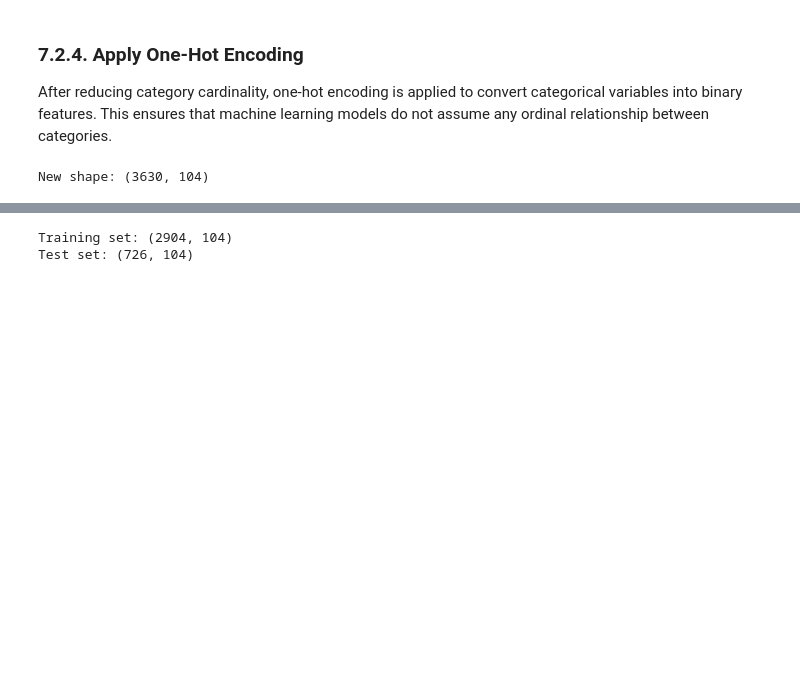
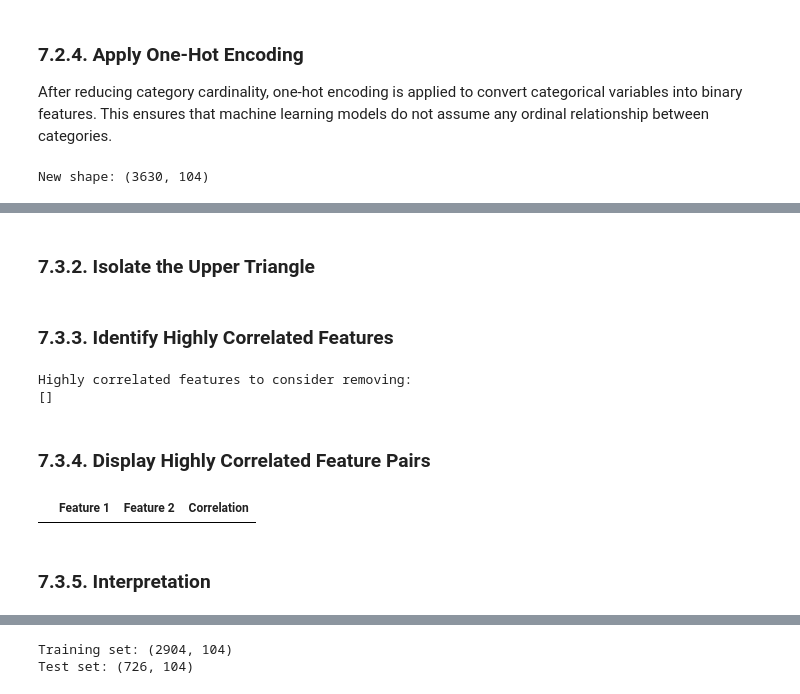
Before and after one commit to DimitarMalamski/student-dropout-predictor, a Jupyter notebook: notebooks/dropout_predictor.ipynb, the cells around one changed output, grey strips where cells are left out. Drawn from its saved outputs; the diff is of its cells as text; code cells hidden in the pictures; blank space fills up the shorter version.

```diff
--- a/notebooks/dropout_predictor.ipynb
+++ b/notebooks/dropout_predictor.ipynb
@@ -411,0 +420,42 @@ New shape: (3630, 104)
+# %%
+corr_matrix = X.corr().abs()
+# %% [markdown]
+### 7.3.2. Isolate the Upper Triangle
+# %%
+upper_triangle = corr_matrix.where(
+  np.triu(np.ones(corr_matrix.shape), k=1).astype(bool)
+)
+# %% [markdown]
+### 7.3.3. Identify Highly Correlated Features
+# %%
+high_corr_features = [
+  column for column in upper_triangle.columns
+  if any(upper_triangle[column] > 0.90)
+]
+
+print("Highly correlated features to consider removing:")
+print(high_corr_features)
+# %% [output]
+Highly correlated features to consider removing:
+[]
+# %% [markdown]
+### 7.3.4. Display Highly Correlated Feature Pairs
+# %%
+high_corr_pairs = []
+
+for col in upper_triangle.columns:
+    for row in upper_triangle.index:
+        corr_value = upper_triangle.loc[row, col]
+        if pd.notnull(corr_value) and corr_value > 0.90:
+            high_corr_pairs.append((row, col, corr_value))
+
+high_corr_df = pd.DataFrame(
+    high_corr_pairs,
+    columns=["Feature 1", "Feature 2", "Correlation"]
+).sort_values(by="Correlation", ascending=False)
+
+high_corr_df
+# %% [output]
+|  | Feature 1 | Feature 2 | Correlation |
+# %% [markdown]
+### 7.3.5. Interpretation
```
Also changed, not shown: parts of 14 cells of this notebook.
